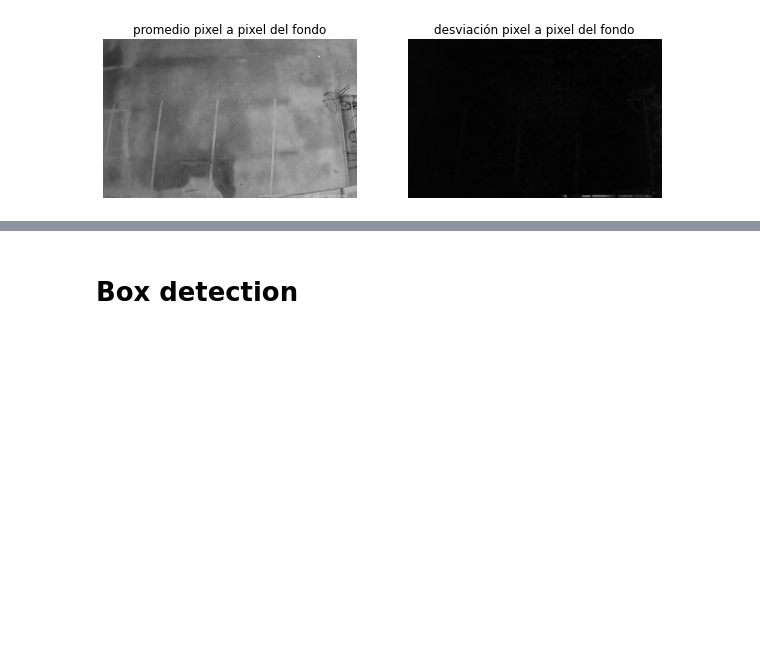
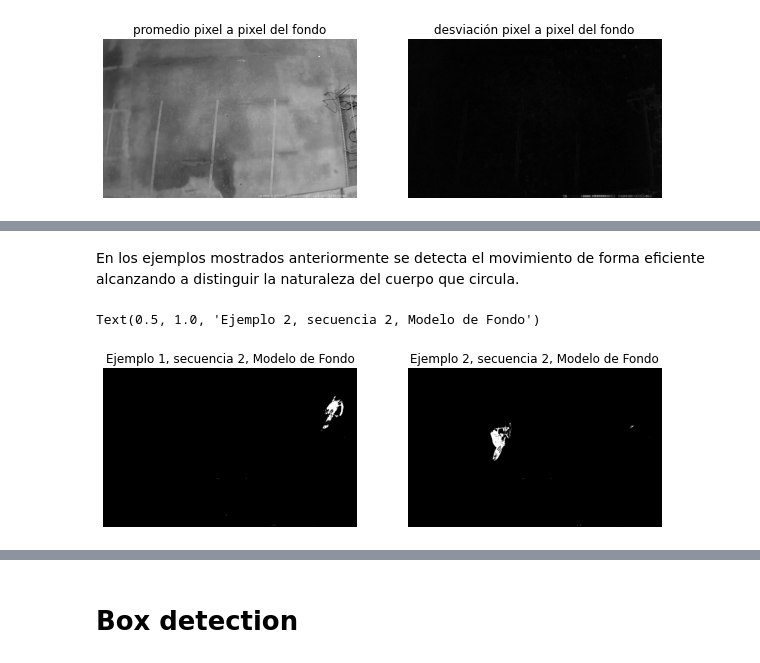
Before and after one commit to BenjaminIrarrazabal/Laboratorios_Inteligencia, a Jupyter notebook: Exp3.ipynb, the cells around one changed output, grey strips where cells are left out. Cells and saved outputs as stored; diff of their text form; code cells hidden in the pictures; blank space fills up the shorter version.

```diff
--- a/Exp3.ipynb
+++ b/Exp3.ipynb
@@ -211,0 +226,2 @@ plt.axis('off')
+# %%
+ABs2 = Av_Back(fondo, 20, seq2)
@@ -211,0 +250,20 @@ plt.axis('off')
+# %% [markdown]
+En los ejemplos mostrados anteriormente se detecta el movimiento de forma eficiente alcanzando a distinguir la naturaleza del cuerpo que circula.
+# %%
+# Para la segunda secuencia
+fig = plt.figure(figsize=(10, 10))
+rows = 1
+columns = 2
+
+fig.add_subplot(rows, columns, 1)
+plt.imshow(ABs2[58],cmap='gray')
+plt.axis('off')
+plt.title('Ejemplo 1, secuencia 2, Modelo de Fondo')
+
+fig.add_subplot(rows, columns, 2)
+plt.imshow(ABs2[291], cmap='gray')
+plt.axis('off')
+plt.title('Ejemplo 2, secuencia 2, Modelo de Fondo')
+# %% [output]
+Text(0.5, 1.0, 'Ejemplo 2, secuencia 2, Modelo de Fondo')
+[figure, added]
```
Also changed, not shown: parts of 22 cells of this notebook.
